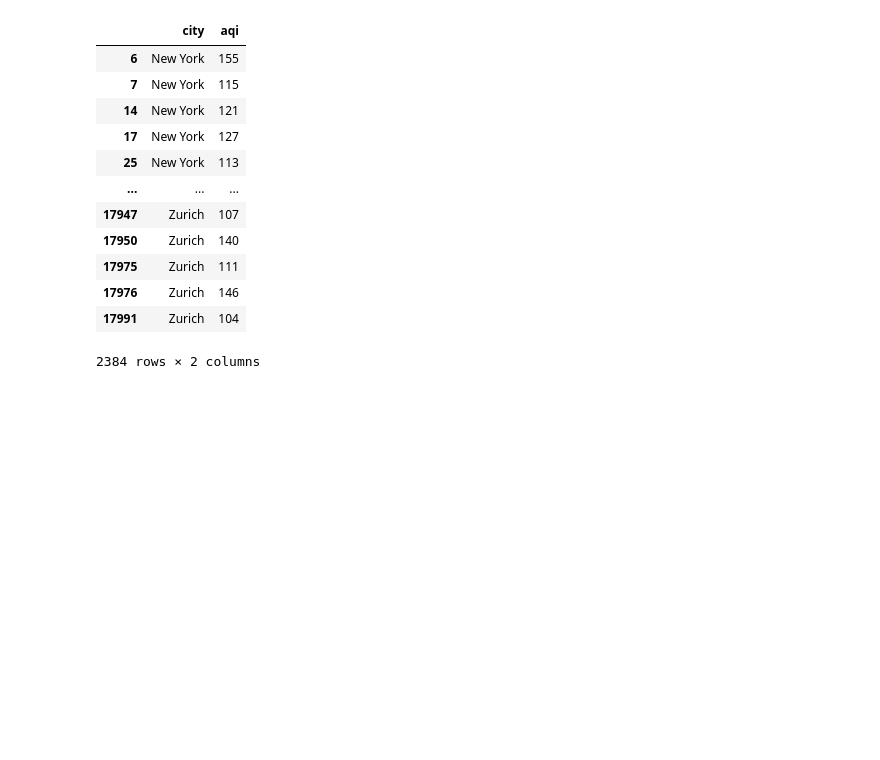
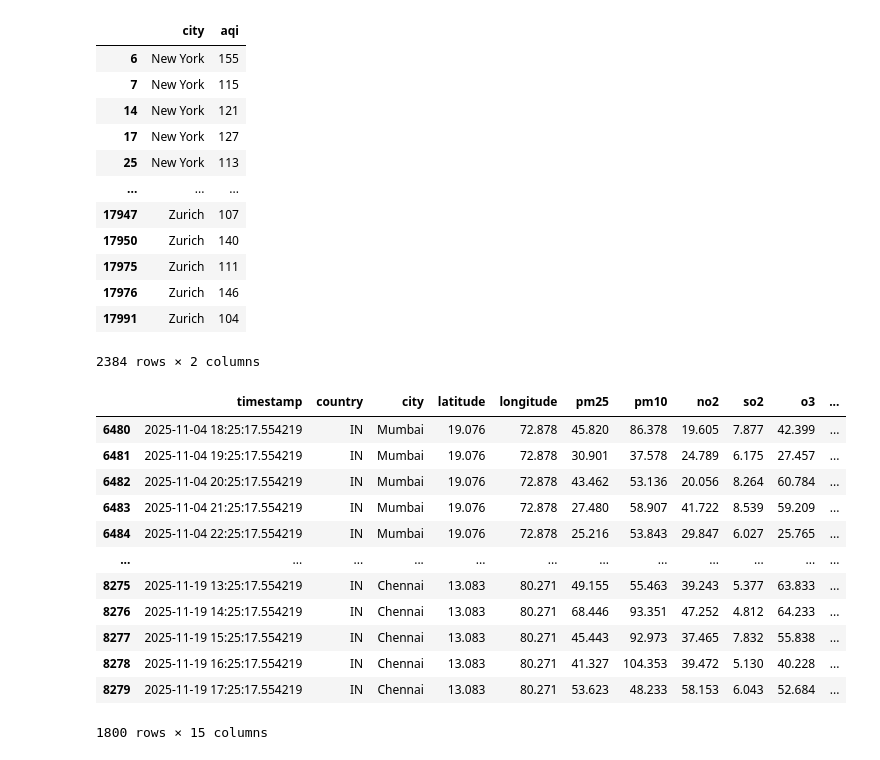
Before and after one commit to Ferdous-M/AI-ML, a Jupyter notebook: Pandas/pandas_demo.ipynb, the cells around one changed output. Saved outputs shown, nothing was run; the diff lists cells and outputs as text; code cells hidden in the pictures; blank space fills up the shorter version.

```diff
--- a/Pandas/pandas_demo.ipynb
+++ b/Pandas/pandas_demo.ipynb
@@ -392,3 +392,20 @@ df.query("aqi >@aq & temperature > 30")[["city", "aqi"]]
 | 17976 | Zurich | 146 |
 | 17991 | Zurich | 104 |
 2384 rows × 2 columns
+# %%
+my_country = "IN"
+df.query("country == @my_country")
+# %% [output]
+|  | timestamp | country | city | latitude | longitude | pm25 | pm10 | no2 | so2 | o3 | ... |
+| 6480 | 2025-11-04 18:25:17.554219 | IN | Mumbai | 19.076 | 72.878 | 45.820 | 86.378 | 19.605 | 7.877 | 42.399 | ... |
+| 6481 | 2025-11-04 19:25:17.554219 | IN | Mumbai | 19.076 | 72.878 | 30.901 | 37.578 | 24.789 | 6.175 | 27.457 | ... |
+| 6482 | 2025-11-04 20:25:17.554219 | IN | Mumbai | 19.076 | 72.878 | 43.462 | 53.136 | 20.056 | 8.264 | 60.784 | ... |
+| 6483 | 2025-11-04 21:25:17.554219 | IN | Mumbai | 19.076 | 72.878 | 27.480 | 58.907 | 41.722 | 8.539 | 59.209 | ... |
+| 6484 | 2025-11-04 22:25:17.554219 | IN | Mumbai | 19.076 | 72.878 | 25.216 | 53.843 | 29.847 | 6.027 | 25.765 | ... |
+| ... | ... | ... | ... | ... | ... | ... | ... | ... | ... | ... | ... |
+| 8275 | 2025-11-19 13:25:17.554219 | IN | Chennai | 13.083 | 80.271 | 49.155 | 55.463 | 39.243 | 5.377 | 63.833 | ... |
+| 8276 | 2025-11-19 14:25:17.554219 | IN | Chennai | 13.083 | 80.271 | 68.446 | 93.351 | 47.252 | 4.812 | 64.233 | ... |
+| 8277 | 2025-11-19 15:25:17.554219 | IN | Chennai | 13.083 | 80.271 | 45.443 | 92.973 | 37.465 | 7.832 | 55.838 | ... |
+| 8278 | 2025-11-19 16:25:17.554219 | IN | Chennai | 13.083 | 80.271 | 41.327 | 104.353 | 39.472 | 5.130 | 40.228 | ... |
+| 8279 | 2025-11-19 17:25:17.554219 | IN | Chennai | 13.083 | 80.271 | 53.623 | 48.233 | 58.153 | 6.043 | 52.684 | ... |
+1800 rows × 15 columns
```
Also changed, not shown: parts of 2 cells of this notebook, 1 other file.
